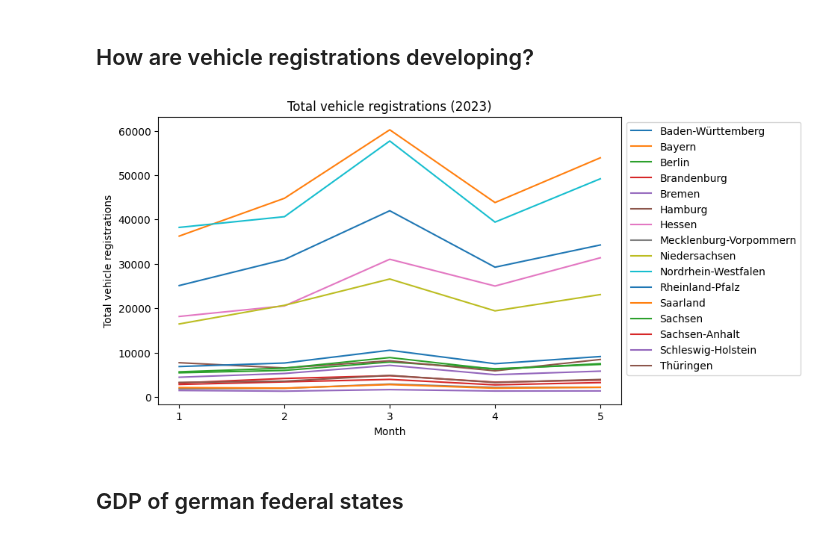
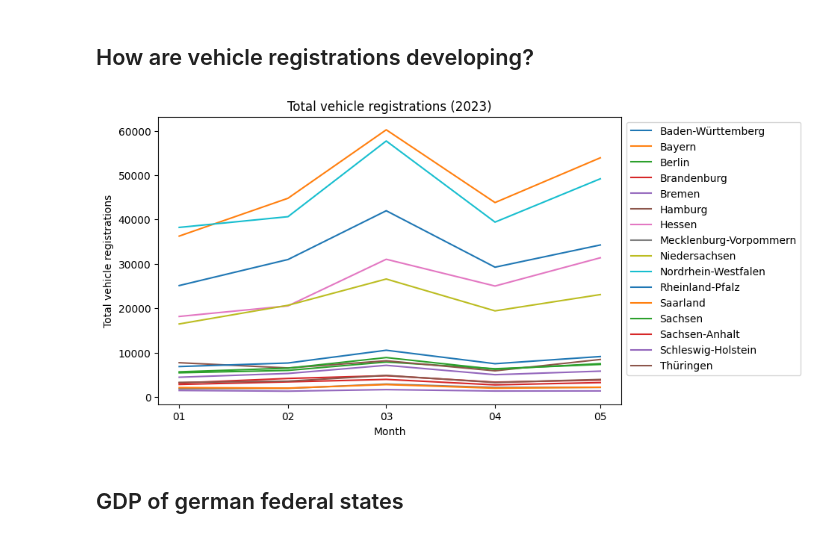
Before and after one commit to luccalb/2023-amse-template, a Jupyter notebook: project/report_notebook.ipynb, the cells around one changed output. Cells and saved outputs as stored; diff of their text form; code cells hidden in the pictures.

Commit message:
report: fix month-axes in total vr report

```diff
--- a/project/report_notebook.ipynb
+++ b/project/report_notebook.ipynb
@@ -39,23 +40,26 @@ vr_state_month_df=full_df
 # %%
 fig = plt.figure(figsize=(8,5))
 sub = fig.add_subplot()
 
-vr_state_month_df['month'] = vr_state_month_df['month'].astype("int")
-x_ticks = range(1, vr_state_month_df['month'].max()+1)
+vr_state_month_df['month'] = pd.to_datetime(vr_state_month_df["month"], format="%m")
+#x_ticks = range(1, vr_state_month_df['month'].max()+1)
 
 for state in vr_state_month_df['federal_state'].unique():
     state_df = vr_state_month_df[vr_state_month_df['federal_state'] == state][['month', 'total']]
 
     sub.plot(state_df['month'], state_df['total'], label=state)
 
-sub.set_xticks(x_ticks)
+#sub.set_xticks(x_ticks)
 sub.legend(bbox_to_anchor=(1,1),loc='upper left')
+sub.xaxis.set_major_formatter(mdates.DateFormatter("%m"))
+sub.xaxis.set_minor_formatter(mdates.DateFormatter("%m"))
+sub.set_xticks(vr_state_month_df["month"].unique())
 plt.ylabel("Total vehicle registrations")
 plt.xlabel('Month')
 plt.title(f'Total vehicle registrations ({year})')
 plt.show()
 # %% [output]
-[figure, old version]
+[figure, new version]
 # %% [markdown]
 ## GDP of german federal states
 # %%
```
Also changed, not shown: parts of 1 cell of this notebook.
